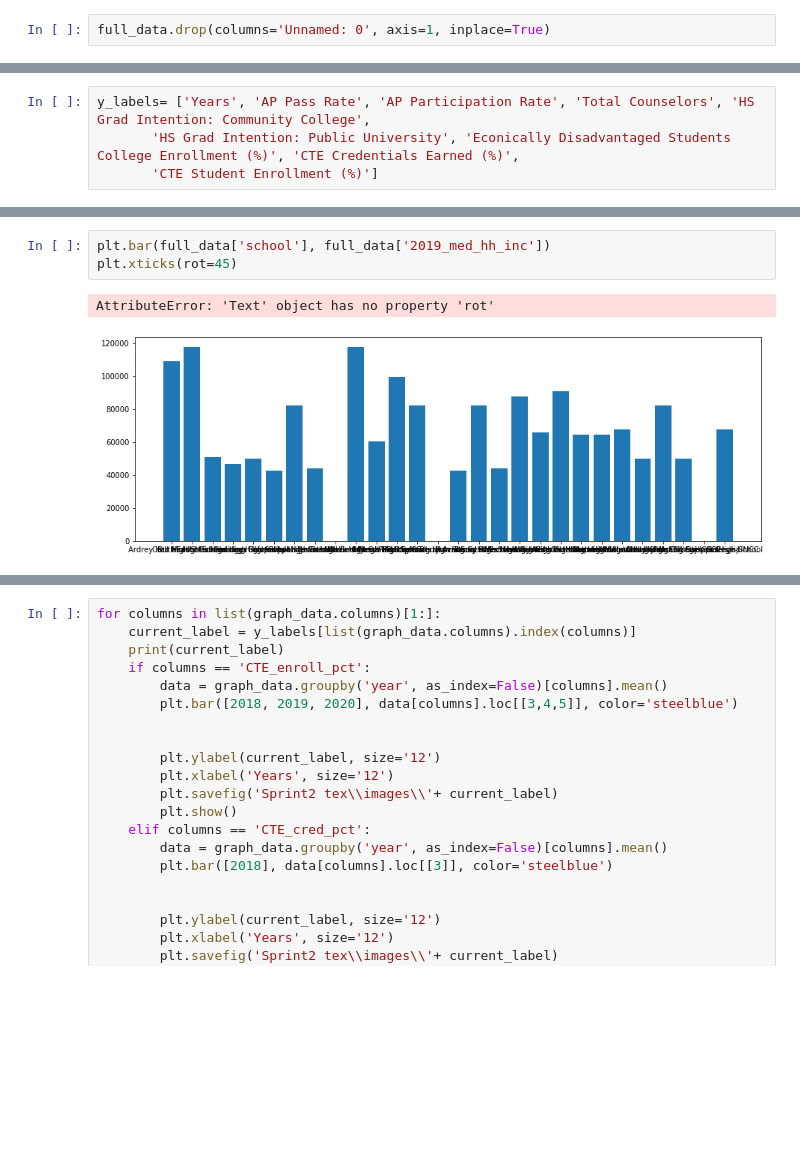
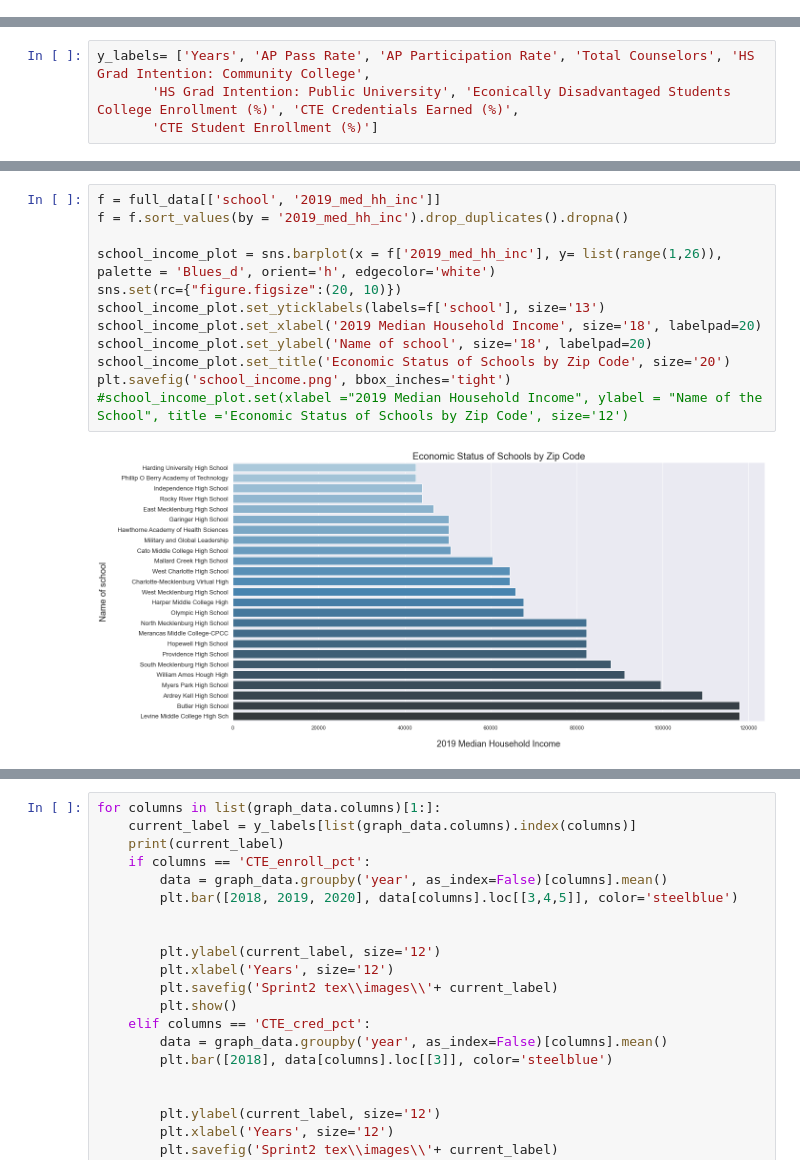
Before and after one commit to codypscott/DTSC4301, a Jupyter notebook: DataExploration.ipynb, the cells around one changed output, grey strips where cells are left out. Drawn from its saved outputs; the diff is of its cells as text; blank space fills up the shorter version.

```diff
--- a/DataExploration.ipynb
+++ b/DataExploration.ipynb
@@ -151,2 +125,0 @@ UFuncTypeError: ufunc 'multiply' did not contain a loop with signature matching
-# %%
-full_data.drop(columns='Unnamed: 0', axis=1, inplace=True)
@@ -207,6 +134,14 @@ full_data
-# %%
-plt.bar(full_data['school'], full_data['2019_med_hh_inc'])
-plt.xticks(rot=45)
-# %% [output]
-AttributeError: 'Text' object has no property 'rot'
-[figure, removed]
+# %%
+f = full_data[['school', '2019_med_hh_inc']]
+f = f.sort_values(by = '2019_med_hh_inc').drop_duplicates().dropna()
+
+school_income_plot = sns.barplot(x = f['2019_med_hh_inc'], y= list(range(1,26)), palette = 'Blues_d', orient='h', edgecolor='white')
+sns.set(rc={"figure.figsize":(20, 10)})
+school_income_plot.set_yticklabels(labels=f['school'], size='13')
+school_income_plot.set_xlabel('2019 Median Household Income', size='18', labelpad=20)
+school_income_plot.set_ylabel('Name of school', size='18', labelpad=20)
+school_income_plot.set_title('Economic Status of Schools by Zip Code', size='20')
+plt.savefig('school_income.png', bbox_inches='tight')
+#school_income_plot.set(xlabel ="2019 Median Household Income", ylabel = "Name of the School", title ='Economic Status of Schools by Zip Code', size='12')
+# %% [output]
+[figure, added]
```
Also changed, not shown: parts of 21 cells of this notebook, 9 other files.
